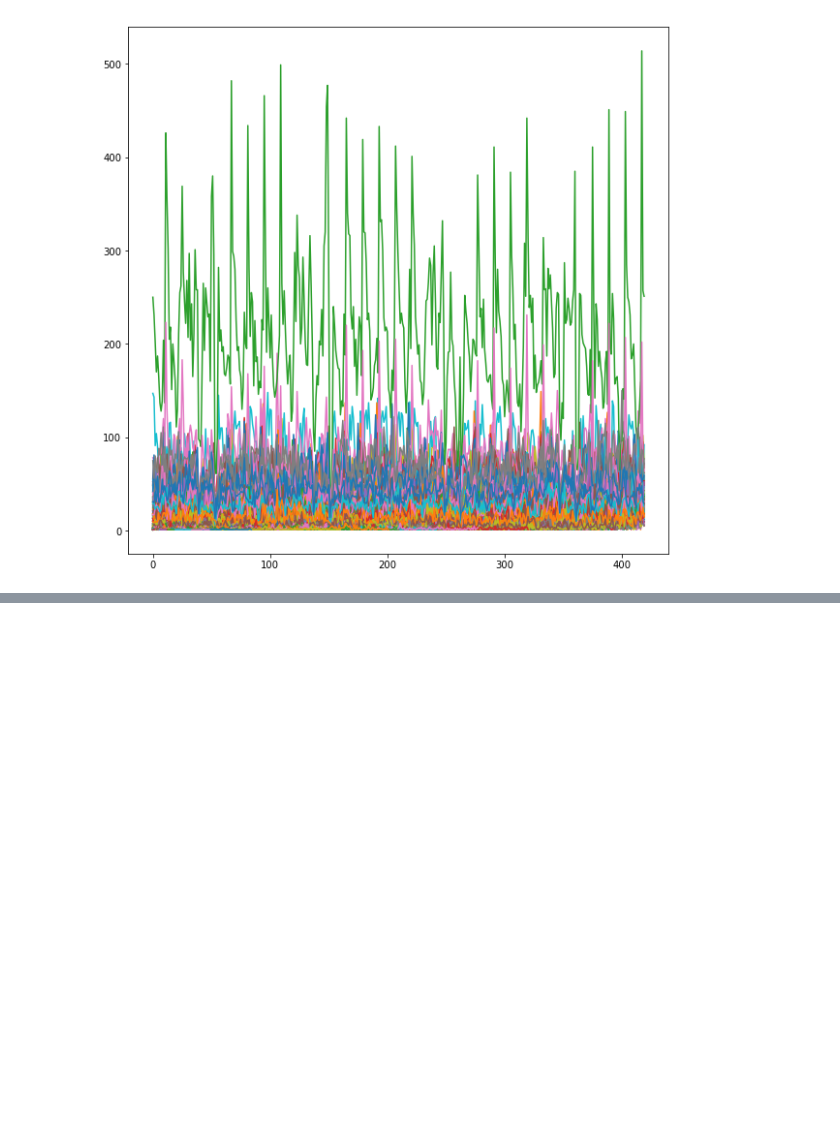
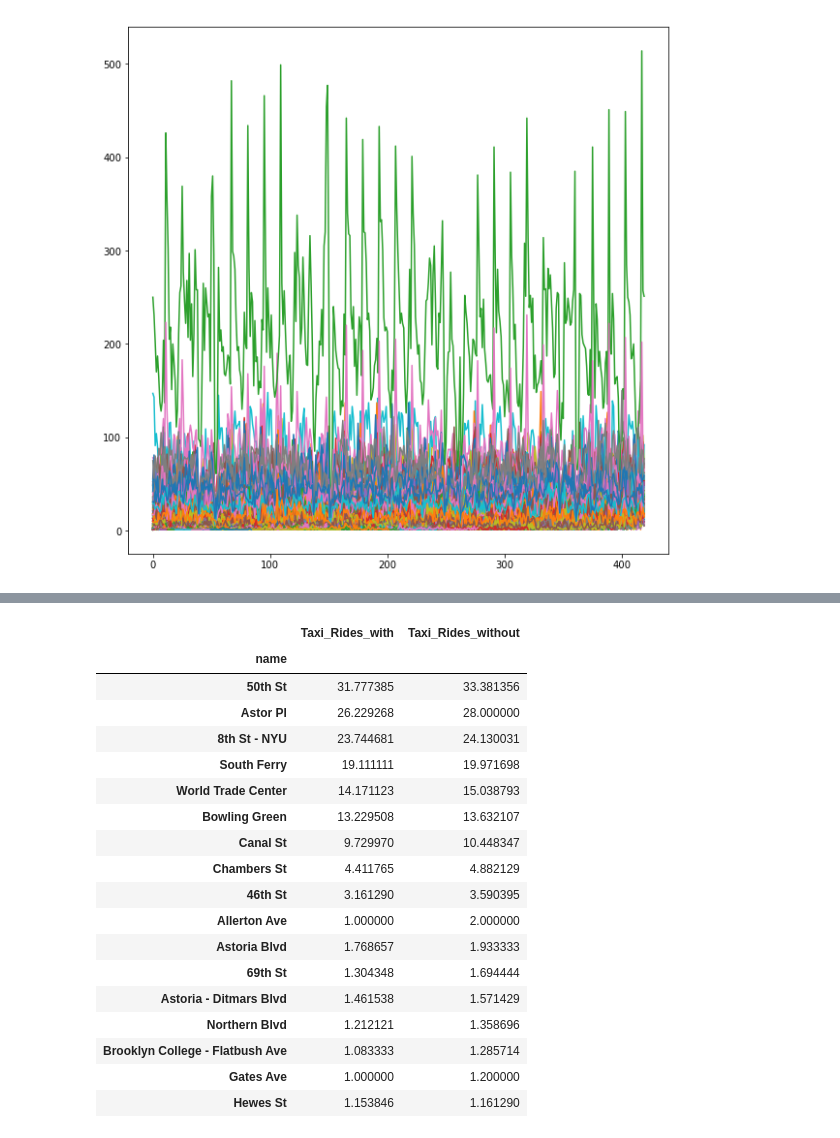
Before and after one commit to shayle/subway_taxi, a Jupyter notebook: Exploratory_Data.ipynb, the cells around one changed output, grey strips where cells are left out. Saved outputs shown, nothing was run; the diff lists cells and outputs as text; code cells hidden in the pictures; blank space fills up the shorter version.

```diff
--- a/Exploratory_Data.ipynb
+++ b/Exploratory_Data.ipynb
@@ -105,0 +123,22 @@ len(comparison[comparison.Taxi_Rides_with > comparison.Taxi_Rides_without])
+# %%
+comparison[comparison.Taxi_Rides_with < comparison.Taxi_Rides_without]
+# %% [output]
+|  | Taxi_Rides_with | Taxi_Rides_without |
+| name |  |  |
+| 50th St | 31.777385 | 33.381356 |
+| Astor Pl | 26.229268 | 28.000000 |
+| 8th St - NYU | 23.744681 | 24.130031 |
+| South Ferry | 19.111111 | 19.971698 |
+| World Trade Center | 14.171123 | 15.038793 |
+| Bowling Green | 13.229508 | 13.632107 |
+| Canal St | 9.729970 | 10.448347 |
+| Chambers St | 4.411765 | 4.882129 |
+| 46th St | 3.161290 | 3.590395 |
+| Allerton Ave | 1.000000 | 2.000000 |
+| Astoria Blvd | 1.768657 | 1.933333 |
+| 69th St | 1.304348 | 1.694444 |
+| Astoria - Ditmars Blvd | 1.461538 | 1.571429 |
+| Northern Blvd | 1.212121 | 1.358696 |
+| Brooklyn College - Flatbush Ave | 1.083333 | 1.285714 |
+| Gates Ave | 1.000000 | 1.200000 |
+| Hewes St | 1.153846 | 1.161290 |
```
Also changed, not shown: parts of 1 cell of this notebook.
